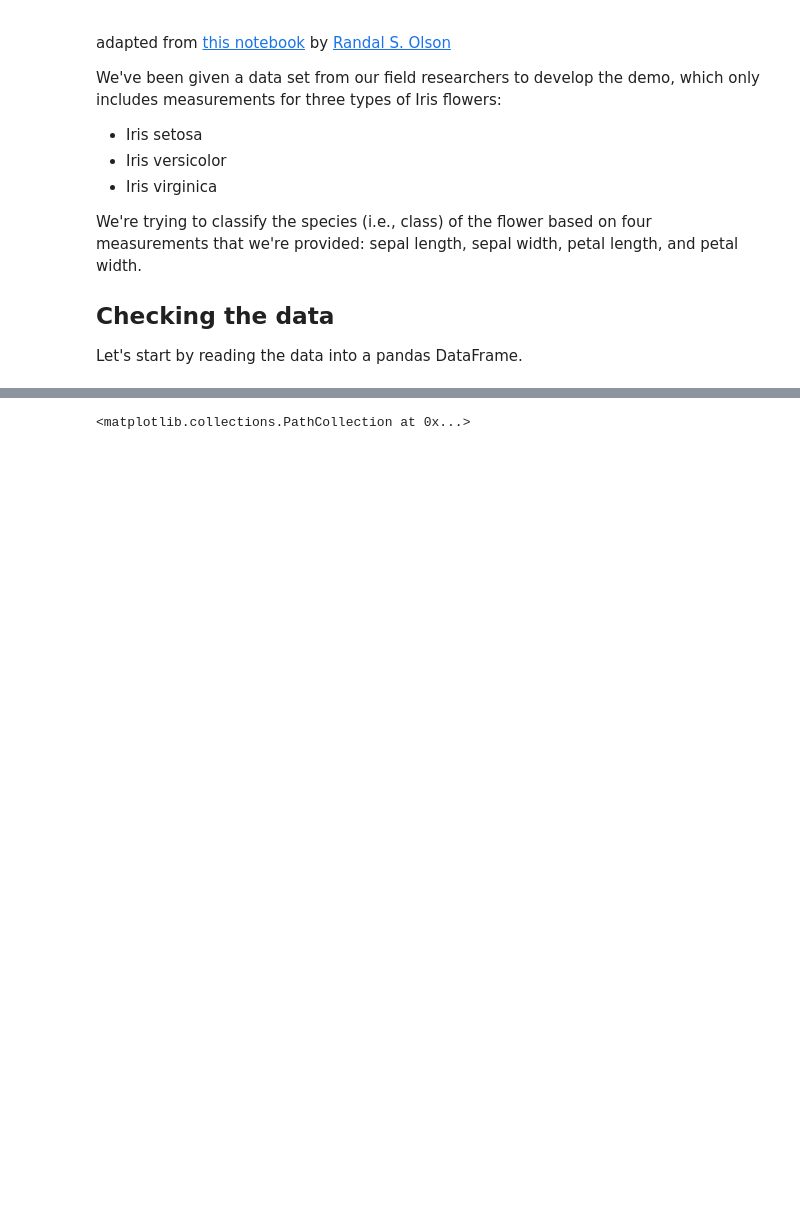
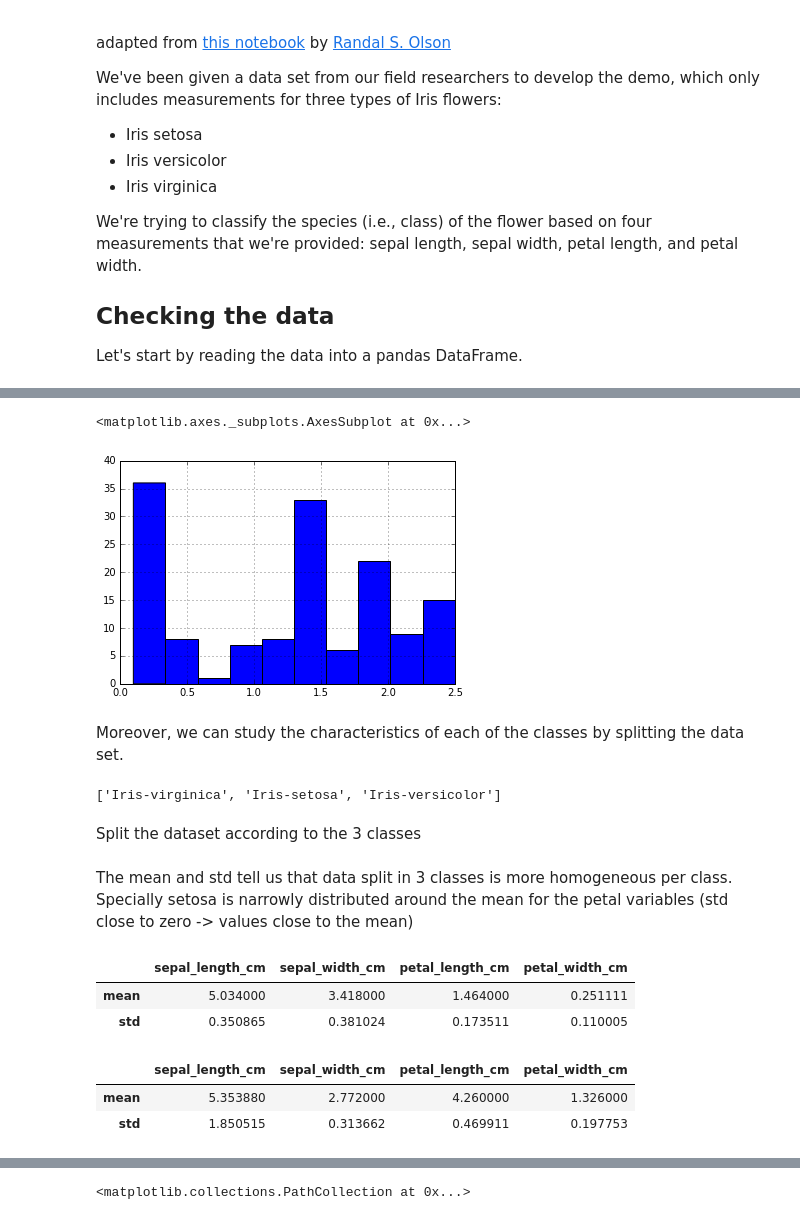
Before and after one commit to inkandswitch/livebook, a Jupyter notebook: sample-notebooks/iris_data.ipynb, the cells around one changed output, grey strips where cells are left out. Saved outputs shown, nothing was run; the diff lists cells and outputs as text; code cells hidden in the pictures; blank space fills up the shorter version.

```diff
--- a/sample-notebooks/iris_data.ipynb
+++ b/sample-notebooks/iris_data.ipynb
@@ -40,0 +106,14 @@ We can observe the correlation between the petal width and length:
+# %%
+iris_data['petal_width_cm'].hist()
+# %% [output]
+<matplotlib.axes._subplots.AxesSubplot at 0x...>
+[figure, added]
+# %% [markdown]
+Moreover, we can study the characteristics of each of the classes by splitting the data set.
+# %%
+classes = iris_data['class'].unique()
+classes
+# %% [output]
+['Iris-virginica', 'Iris-setosa', 'Iris-versicolor']
+# %% [markdown]
+Split the dataset according to the 3 classes
@@ -40,0 +124,14 @@ We can observe the correlation between the petal width and length:
+# %% [markdown]
+The mean and std tell us that data split in 3 classes is more homogeneous per class. Specially setosa is narrowly distributed around the mean for the petal variables (std close to zero -> values close to the mean)
+# %%
+setosa.describe().loc[['mean', 'std']]
+# %% [output]
+|  | sepal_length_cm | sepal_width_cm | petal_length_cm | petal_width_cm |
+| mean | 5.034000 | 3.418000 | 1.464000 | 0.251111 |
+| std | 0.350865 | 0.381024 | 0.173511 | 0.110005 |
+# %%
+versicolor.describe().loc[['mean', 'std']]
+# %% [output]
+|  | sepal_length_cm | sepal_width_cm | petal_length_cm | petal_width_cm |
+| mean | 5.353880 | 2.772000 | 4.260000 | 1.326000 |
+| std | 1.850515 | 0.313662 | 0.469911 | 0.197753 |
```
Also changed, not shown: parts of 30 cells of this notebook.
